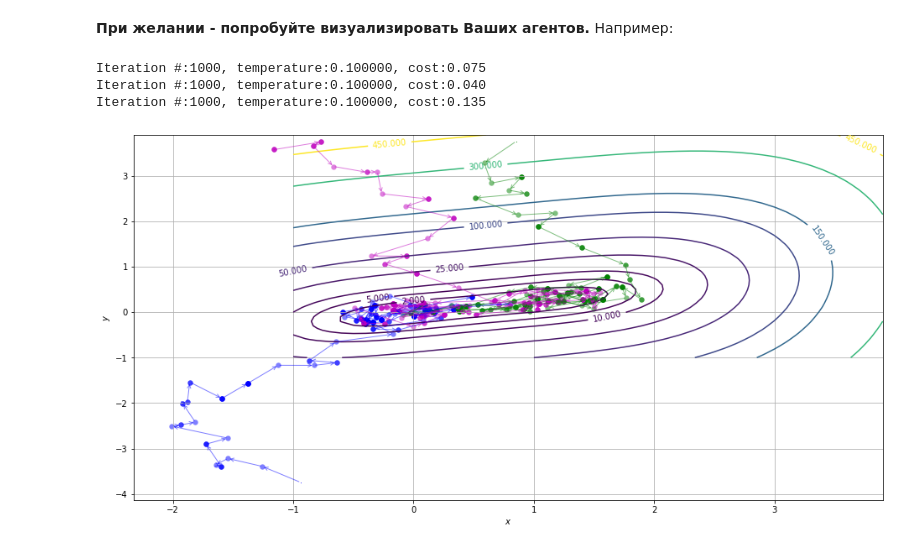
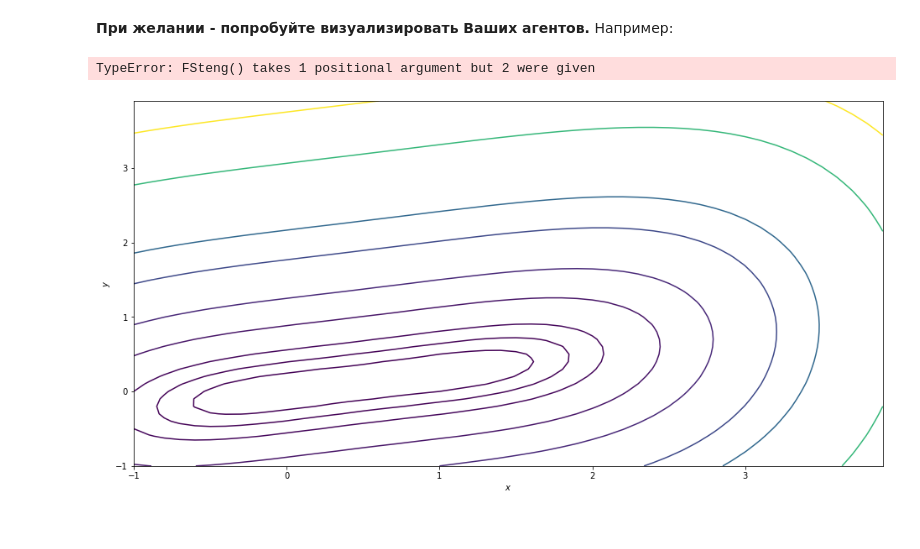
Before and after one commit to TikhonovDaniil/AINavigationControl5.2020, a Jupyter notebook: L1/L1_N4.ipynb, the cells around one changed output. Saved outputs shown, nothing was run; the diff lists cells and outputs as text; code cells hidden in the pictures.

```diff
--- a/L1/L1_N4.ipynb
+++ b/L1/L1_N4.ipynb
@@ -109,7 +109,7 @@ $$f(x,y)=(x^2-4y)^2+(x^2-2x+4y)^2 \rightarrow min,\;x,y\in\left[-1;4\right]$$
 # %%
 # определение функции
 import numpy as np
-def FButa(x, y):
+def FSteng(x, y):
     return np.power(x**2 - 4.*y, 2.) + np.power(x**2 - 2.*x + 4.*y, 2.);
 # %%
 import random
@@ -181,5 +185,5 @@ def simulated_annealing(f, xrange, yrange, fstate, initialTemperature, endTemper
     return state, currentEnergy, lstate
 # %%
 # запуск алгоритма
-point, cost, lstate = simulated_annealing(FButa, (-1, 4), (-1, 4), None, 500, 0.1);
+point, cost, lstate = simulated_annealing(FSteng, (-1, 4), (-1, 4), None, 500, 0.1);
 # %% [output]
@@ -204,7 +208,7 @@ X = np.arange(-1, 4, .1)
 Y = np.arange(-1, 4, .1)
 X, Y = np.meshgrid(X, Y)
 
-Z = FButa(X,Y)
+Z = FSteng(X,Y)
 
 # вывод функции (1)
 ax = fig.add_subplot(1, 1, 1)
@@ -263,0 +270,4 @@ $\beta$ полагается равным $1-\alpha$.
+# %%
+import numpy as np
+def FSteng(x):
+    return np.power(x[0] ** 2 - 4 * x[1], 2) + np.power(x[0] ** 2 - 2* x[0] + 4 * x[1], 2.);
@@ -280,35 +338,33 @@ cs = ax.contour(X, Y, Z, [0,2,5,10,25,50,100,150,300,450]);
 
 # каждый агент - выделение цветом
 colors = ['b', 'g', 'm']
 
 # с разных точек
 fstate = [(-1, -4), (1, 4), (-1, 4)];
 
 for state, color in zip(fstate, colors):
-    point, cost, lstate = simulated_annealing(FButa, (-1, 4), (-1, 4), state, 100, 0.1);
+    point, cost, lstate = simulated_annealing(FSteng, (-1, 4), (-1, 4), state, 100, 0.1);
 
     # вывод точек
     # p = np.array(lstate);
     # ax.scatter(p[:,0], p[:,1], s = 1, color = color)
 
     # вывод точек
     p = np.array(lstate);
     p = p[:200];
 
     ax.scatter(p[0,0], p[0,1], c=color, s = 1, lw = 0, alpha = 1)
     for j in range(1, len(p)):
         ax.scatter(p[j, 0], p[j, 1], c = color, s = 40, lw = 0, alpha = 0.5)
         ax.annotate('', xy=(p[j, 0], p[j, 1]), xytext=(p[j-1, 0], p[j-1,1]), alpha=0.5,
                     arrowprops={'arrowstyle': '->', 'color': color, 'lw': 1, 'alpha': 0.5},
                     va='center', ha='center')
 
 # добавление подписей к линиям уровня
 ax.clabel(cs);
 ax.grid();
 
 plt.show()
 # %% [output]
-Iteration #:1000, temperature:0.100000, cost:0.075
-Iteration #:1000, temperature:0.100000, cost:0.040
-Iteration #:1000, temperature:0.100000, cost:0.135
+TypeError: FSteng() takes 1 positional argument but 2 were given
-[figure, old version]
+[figure, new version]
```
Also changed, not shown: parts of 7 cells of this notebook.
